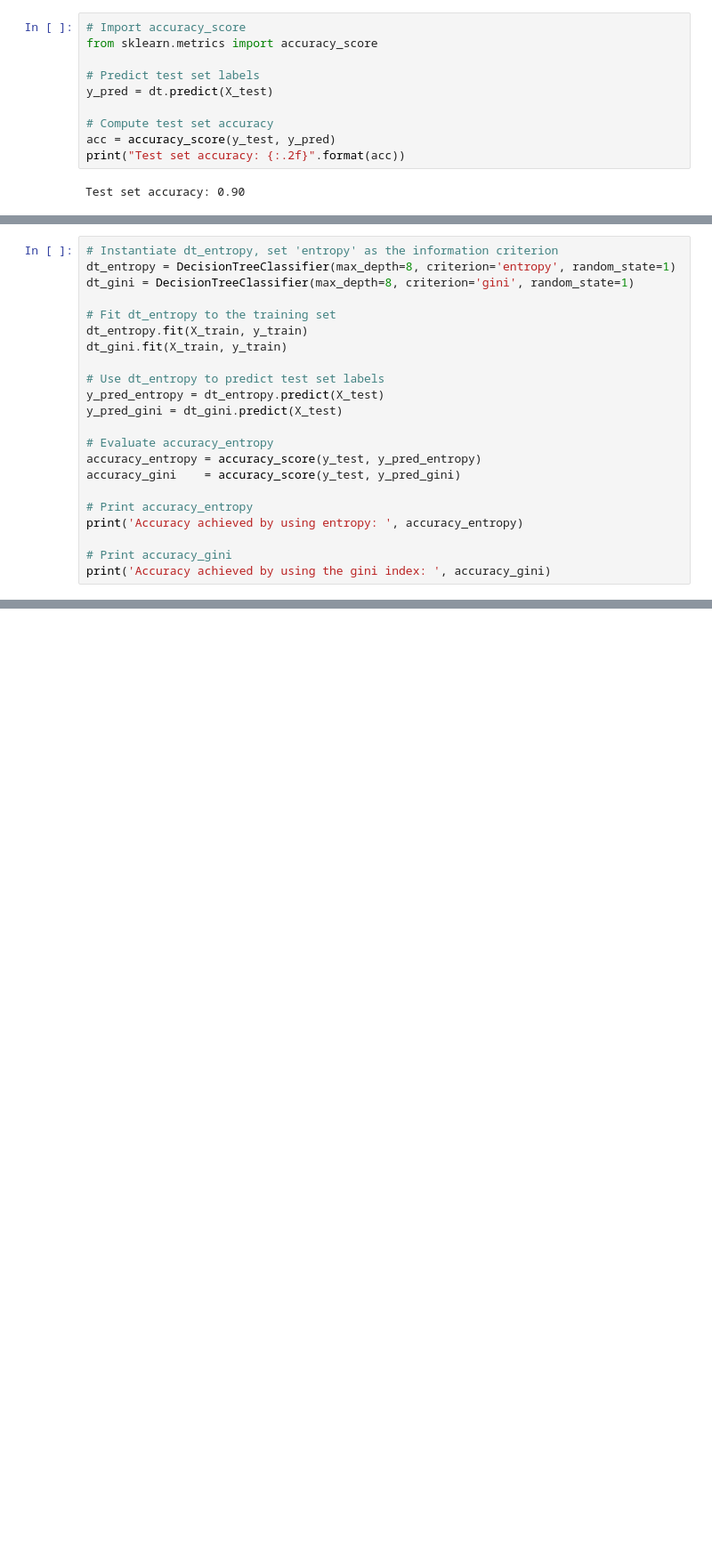
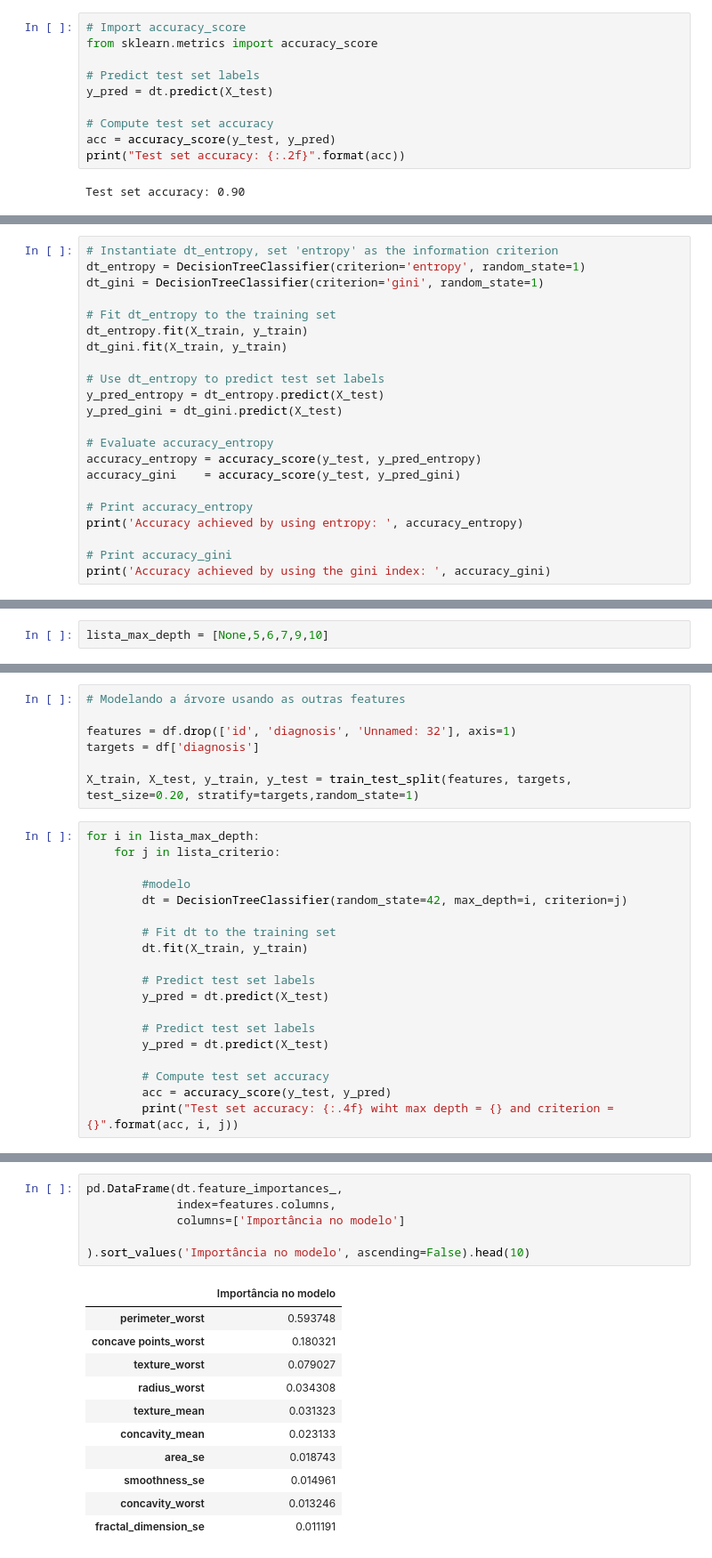
Before and after one commit to Rbiasuz/old_stuff, a Jupyter notebook: 1 Aulas Data Science/4 - Machine Learning/Trees/Decision_Tree.ipynb, the cells around one changed output, grey strips where cells are left out. Shown: that part at 89% size. Cells and saved outputs as stored; diff of their text form; blank space fills up the shorter version.

```diff
--- a/1 Aulas Data Science/4 - Machine Learning/Trees/Decision_Tree.ipynb
+++ b/1 Aulas Data Science/4 - Machine Learning/Trees/Decision_Tree.ipynb
@@ -111,7 +106,7 @@ plot_decision_boundary(dt, features.values, targets)
 # %%
 # Instantiate dt_entropy, set 'entropy' as the information criterion
-dt_entropy = DecisionTreeClassifier(max_depth=8, criterion='entropy', random_state=1)
-dt_gini = DecisionTreeClassifier(max_depth=8, criterion='gini', random_state=1)
+dt_entropy = DecisionTreeClassifier(criterion='entropy', random_state=1)
+dt_gini = DecisionTreeClassifier(criterion='gini', random_state=1)
 
 # Fit dt_entropy to the training set
 dt_entropy.fit(X_train, y_train)
@@ -145,0 +133,2 @@ plot_decision_boundary(dt_gini, features.values, targets)
+# %%
+lista_max_depth = [None,5,6,7,9,10]
@@ -145,0 +193,26 @@ plot_decision_boundary(dt_gini, features.values, targets)
+# %%
+# Modelando a árvore usando as outras features
+
+features = df.drop(['id', 'diagnosis', 'Unnamed: 32'], axis=1)
+targets = df['diagnosis']
+
+X_train, X_test, y_train, y_test = train_test_split(features, targets, test_size=0.20, stratify=targets,random_state=1)
+# %%
+for i in lista_max_depth:
+    for j in lista_criterio:
+
+        #modelo
+        dt = DecisionTreeClassifier(random_state=42, max_depth=i, criterion=j)
+
+        # Fit dt to the training set
+        dt.fit(X_train, y_train)
+
+        # Predict test set labels
+        y_pred = dt.predict(X_test)
+
+        # Predict test set labels
+        y_pred = dt.predict(X_test)
+
+        # Compute test set accuracy
+        acc = accuracy_score(y_test, y_pred)
+        print("Test set accuracy: {:.4f} wiht max depth = {} and criterion = {}".format(acc, i, j))
@@ -145,0 +235,18 @@ plot_decision_boundary(dt_gini, features.values, targets)
+# %%
+pd.DataFrame(dt.feature_importances_,
+             index=features.columns,
+             columns=['Importância no modelo']
+
+).sort_values('Importância no modelo', ascending=False).head(10)
+# %% [output]
+|  | Importância no modelo |
+| perimeter_worst | 0.593748 |
+| concave points_worst | 0.180321 |
+| texture_worst | 0.079027 |
+| radius_worst | 0.034308 |
+| texture_mean | 0.031323 |
+| concavity_mean | 0.023133 |
+| area_se | 0.018743 |
+| smoothness_se | 0.014961 |
+| concavity_worst | 0.013246 |
+| fractal_dimension_se | 0.011191 |
```
Also changed, not shown: parts of 30 cells of this notebook, 6 other files.
